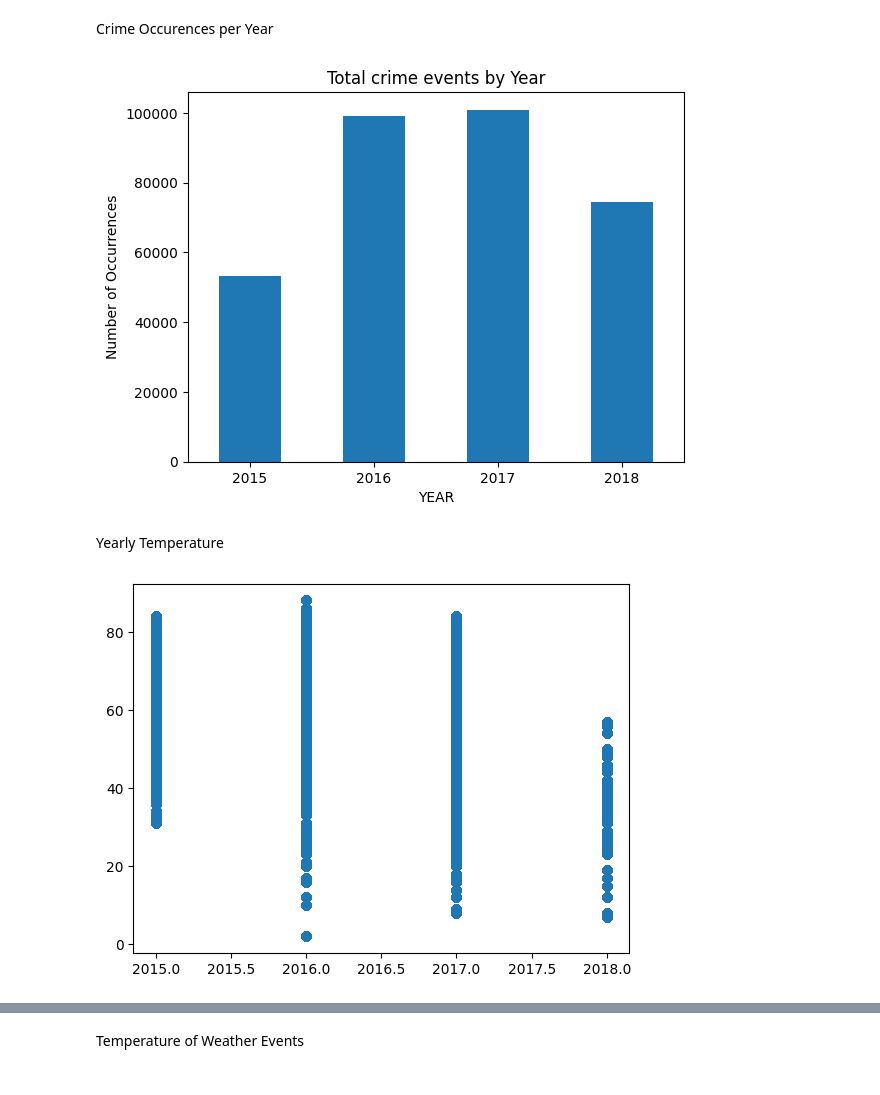
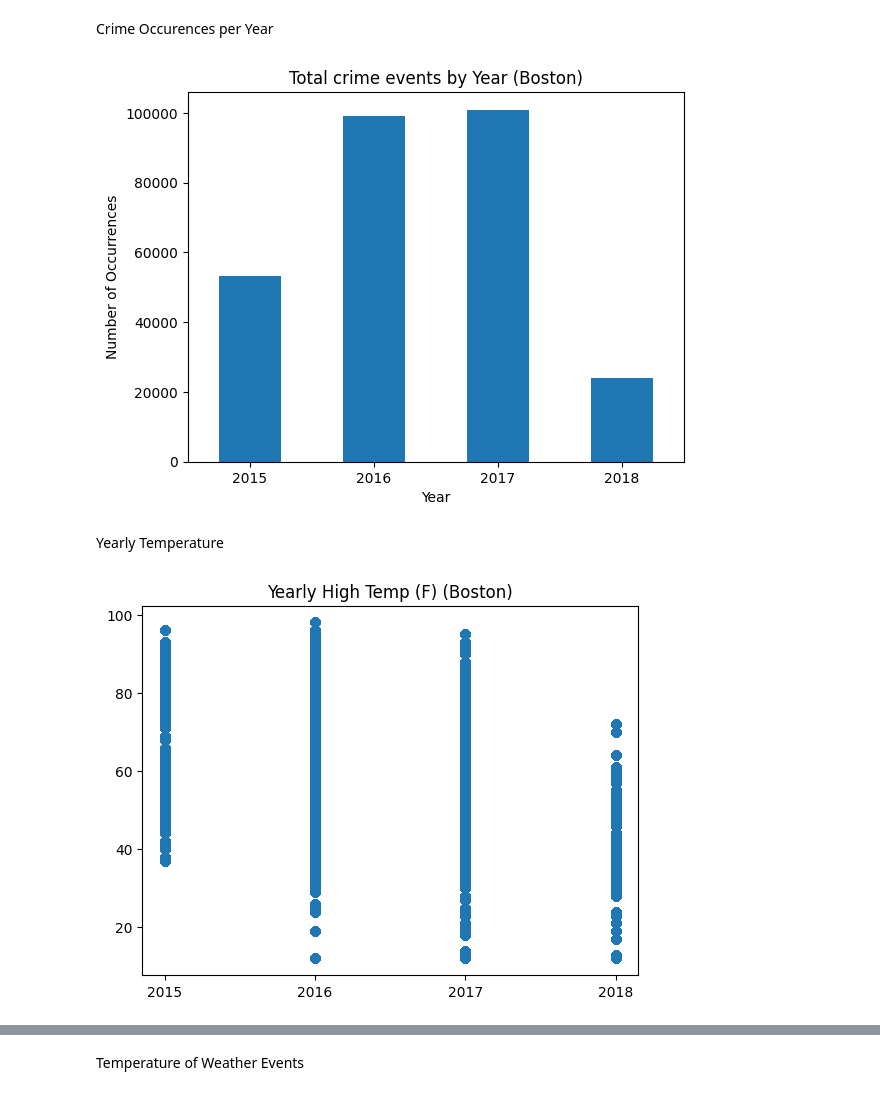
Before and after one commit to laurenawilk/CSCI4502, a Jupyter notebook: bostoncrimeandweather.ipynb, the cells around one changed output, grey strips where cells are left out. Saved outputs shown, nothing was run; the diff lists cells and outputs as text; code cells hidden in the pictures.

```diff
--- a/bostoncrimeandweather.ipynb
+++ b/bostoncrimeandweather.ipynb
@@ -580,16 +578,18 @@ plt.show()
 # %% [markdown]
 Crime Occurences per Year
 # %%
-ax = crimeDF.groupby("YEAR").size().plot(kind = "bar", title= "Total crime events by Year")
+ax = mergedDF.groupby("Year").size().plot(kind = "bar", title= "Total crime events by Year (Boston)")
 ax.set_ylabel("Number of Occurrences")
 plt.xticks(rotation=0)
 plt.show()
 # %% [output]
-[figure, old version]
+[figure, new version]
 # %% [markdown]
 Yearly Temperature
 # %%
-plt.scatter(mergedDF["Year"], mergedDF["Avg Temp (F)"])
+plt.scatter(mergedDF["Year"], mergedDF["High Temp (F)"])
+plt.title("Yearly High Temp (F) (Boston)")
+plt.xticks(np.arange(min(mergedDF["Year"]),max(mergedDF["Year"])+1, 1.0))
 plt.show()
 # %% [output]
-[figure, old version]
+[figure, new version]
```
Also changed, not shown: parts of 6 cells of this notebook.
